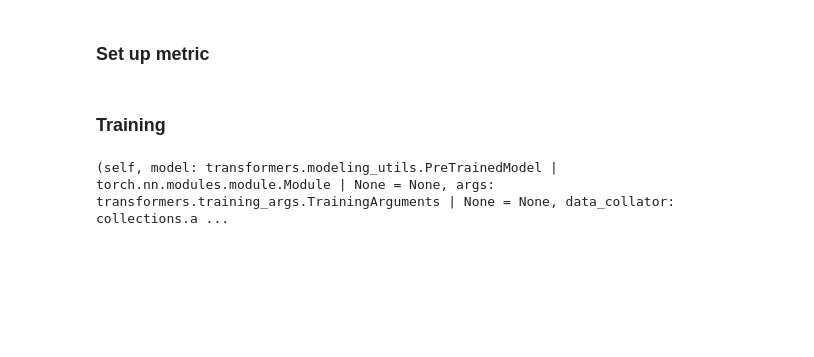
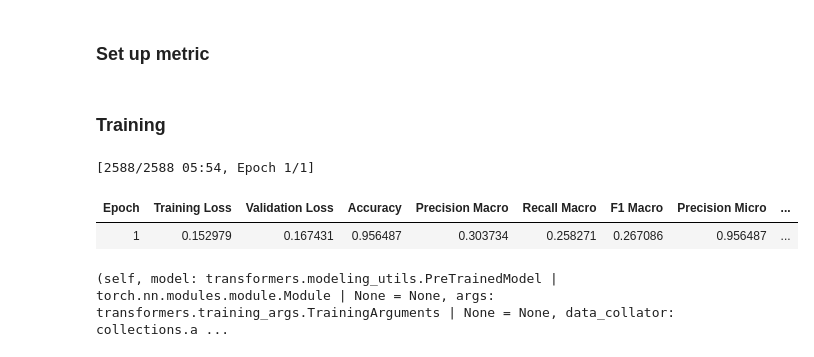
Before and after one commit to amee342/semantic_role_labeling, a Jupyter notebook: bert_finetuning.ipynb, the cells around one changed output. Cells and saved outputs as stored; diff of their text form; code cells hidden in the pictures; blank space fills up the shorter version.

Commit message:
save checkpoint

```diff
--- a/bert_finetuning.ipynb
+++ b/bert_finetuning.ipynb
@@ -489,3 +424,27 @@ def compute_metrics(eval_pred):
         "recall_micro": r_micro,
         "f1_micro": f1_micro,
     }
+# %%
+import os, json
+from transformers import TrainerCallback
+
+class JSONLMetricsCallback(TrainerCallback):
+    def __init__(self, out_dir, filename="metrics.jsonl"):
+        self.path = os.path.join(out_dir, filename)
+        os.makedirs(out_dir, exist_ok=True)
+
+    def _write(self, record):
+        with open(self.path, "a", encoding="utf-8") as f:
+            f.write(json.dumps(record) + "\n")
+
+    def on_log(self, args, state, control, logs=None, **kwargs):
+        if not logs:
+            return
+        rec = {"event": "log", "epoch": state.epoch, "global_step": state.global_step, **logs}
+        self._write(rec)
+
+    def on_evaluate(self, args, state, control, metrics=None, **kwargs):
+        if not metrics:
+            return
+        rec = {"event": "eval", "epoch": state.epoch, "global_step": state.global_step, **metrics}
+        self._write(rec)
@@ -501,3 +490,27 @@ trainer = Trainer(
     processing_class=tokenizer,
     compute_metrics=compute_metrics,
 )
+# %%
+from transformers import Trainer
+
+best_cb = SaveBestAtEndCallback(metric_name="eval_f1_macro", greater_is_better=True)
+
+trainer = Trainer(
+    model=model,
+    args=args,
+    train_dataset=tokenized_datasets["train"],
+    eval_dataset=tokenized_datasets["dev"],
+    processing_class=tokenizer,
+    data_collator=data_collator,
+    compute_metrics=compute_metrics,   # must return f1_micro + accuracy
+    callbacks=[
+        JSONLMetricsCallback(args.output_dir),
+        best_cb,
+    ],
+)
+
+trainer.train()
+# %% [output]
+[2588/2588 05:54, Epoch 1/1]
+| Epoch | Training Loss | Validation Loss | Accuracy | Precision Macro | Recall Macro | F1 Macro | Precision Micro | ... |
+| 1 | 0.152979 | 0.167431 | 0.956487 | 0.303734 | 0.258271 | 0.267086 | 0.956487 | ... |
```
Also changed, not shown: parts of 14 cells of this notebook.
